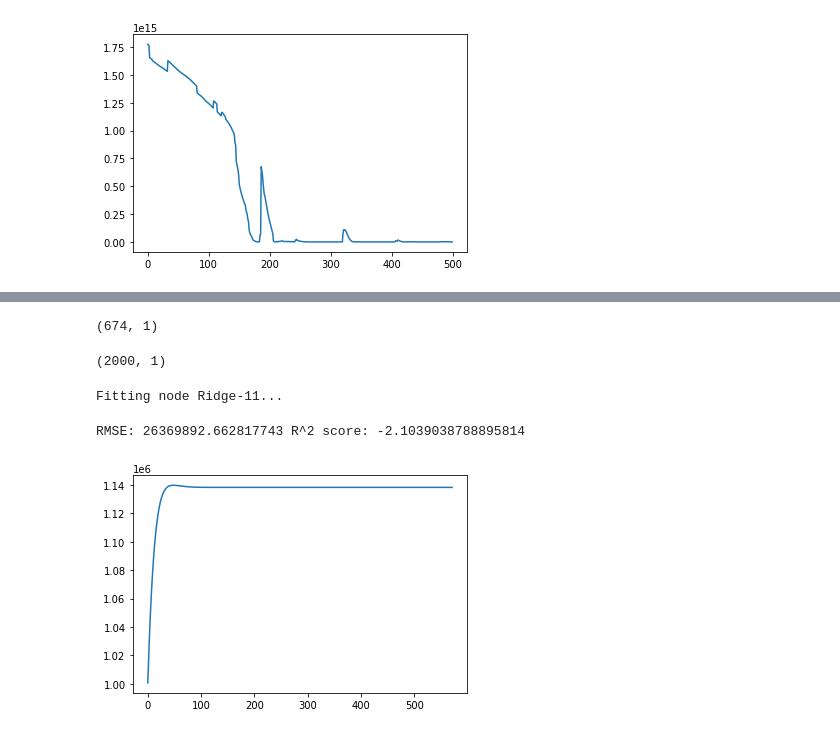
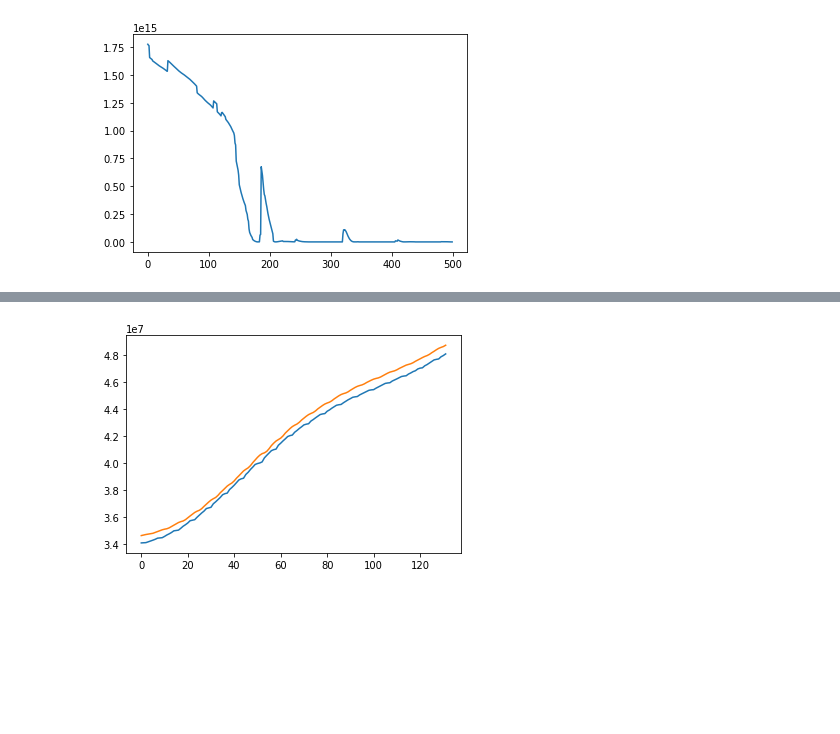
Before and after one commit to arons1618/CMSC421-Final-Project, a Jupyter notebook: Final Project.ipynb, the cells around one changed output, grey strips where cells are left out. Cells and saved outputs as stored; diff of their text form; code cells hidden in the pictures; blank space fills up the shorter version.

```diff
--- a/Final Project.ipynb
+++ b/Final Project.ipynb
@@ -178,26 +176,7 @@ cases = df['cases'].values
-# %%
-cases = cases.reshape((len(cases), 1))
-cases.shape
-# %% [output]
-(674, 1)
-# %%
-X = mackey_glass(n_timesteps=2000)
-X.shape
-# %% [output]
-(2000, 1)
-# %%
-reservoir = Reservoir(units=100, lr=0.3, sr=1.25)
-readout   = Ridge(output_dim=1, ridge=1e-5)
-esn = reservoir >> readout
-esn
-predictions = esn.fit(cases[:100], cases[1:101]).run(cases[101:-1])
-print("RMSE:", rmse(cases[102:], predictions),
-      "R^2 score:", rsquare(cases[102:], predictions))
-# %% [output]
-Fitting node Ridge-11...
-RMSE: 26369892.662817743 R^2 score: -2.1039038788895814
 # %%
-plt.plot(predictions)
+plt.plot(test_out)
+plt.plot(test_pred)
+
 plt.show()
 # %% [output]
-[figure, old version]
+[figure, new version]
```
Also changed, not shown: parts of 8 cells of this notebook.
